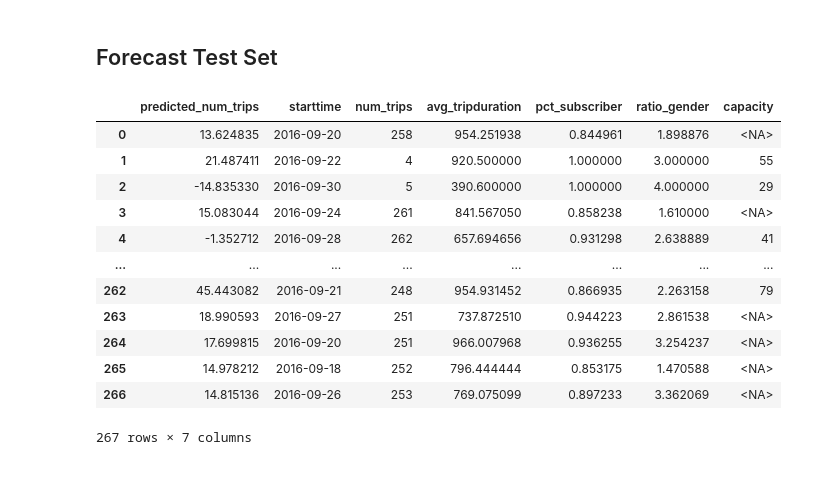
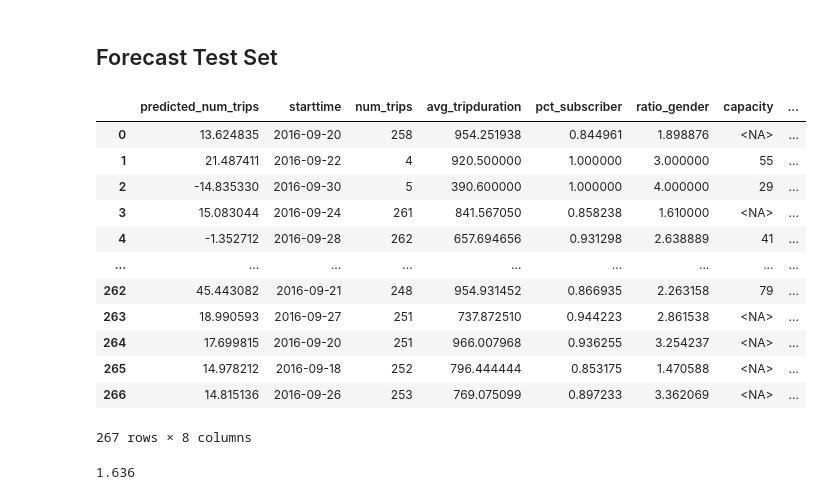
Before and after one commit to tottenjordan/vertex-forecas-repo, a Jupyter notebook: wip/causal-impact/linear-regression-group-b.ipynb, the cells around one changed output. Drawn from its saved outputs; the diff is of its cells as text; code cells hidden in the pictures.

```diff
--- a/wip/causal-impact/linear-regression-group-b.ipynb
+++ b/wip/causal-impact/linear-regression-group-b.ipynb
@@ -189,30 +209,56 @@ metrics
 # %%
 query = f"""
     SELECT *
     FROM ML.PREDICT(
         MODEL `{BQ_PROJECT}.{BQ_DATASET}.{BQ_TABLE_GROUP_B}_mlr`,
         (
-            SELECT {TIME_COLUMN}, {TARGET_COLUMN},
-                {', '.join(COVARIATE_COLUMNS)}
+            SELECT
+                {TIME_COLUMN},
+                {TARGET_COLUMN},
+                {', '.join(COVARIATE_COLUMNS)},
+                {SERIES_COLUMN}
             FROM `{BQ_PROJECT}.{BQ_DATASET}.{BQ_TABLE_GROUP_B}`
             WHERE splits = 'TEST'
         )
         )
 """
 forecast = bq.query(query).to_dataframe()
 forecast
 # print(query)
 # %% [output]
-|  | predicted_num_trips | starttime | num_trips | avg_tripduration | pct_subscriber | ratio_gender | capacity |
-| 0 | 13.624835 | 2016-09-20 | 258 | 954.251938 | 0.844961 | 1.898876 | <NA> |
-| 1 | 21.487411 | 2016-09-22 | 4 | 920.500000 | 1.000000 | 3.000000 | 55 |
-| 2 | -14.835330 | 2016-09-30 | 5 | 390.600000 | 1.000000 | 4.000000 | 29 |
-| 3 | 15.083044 | 2016-09-24 | 261 | 841.567050 | 0.858238 | 1.610000 | <NA> |
-| 4 | -1.352712 | 2016-09-28 | 262 | 657.694656 | 0.931298 | 2.638889 | 41 |
-| ... | ... | ... | ... | ... | ... | ... | ... |
-| 262 | 45.443082 | 2016-09-21 | 248 | 954.931452 | 0.866935 | 2.263158 | 79 |
-| 263 | 18.990593 | 2016-09-27 | 251 | 737.872510 | 0.944223 | 2.861538 | <NA> |
-| 264 | 17.699815 | 2016-09-20 | 251 | 966.007968 | 0.936255 | 3.254237 | <NA> |
-| 265 | 14.978212 | 2016-09-18 | 252 | 796.444444 | 0.853175 | 1.470588 | <NA> |
-| 266 | 14.815136 | 2016-09-26 | 253 | 769.075099 | 0.897233 | 3.362069 | <NA> |
+|  | predicted_num_trips | starttime | num_trips | avg_tripduration | pct_subscriber | ratio_gender | capacity | ... |
+| 0 | 13.624835 | 2016-09-20 | 258 | 954.251938 | 0.844961 | 1.898876 | <NA> | ... |
+| 1 | 21.487411 | 2016-09-22 | 4 | 920.500000 | 1.000000 | 3.000000 | 55 | ... |
+| 2 | -14.835330 | 2016-09-30 | 5 | 390.600000 | 1.000000 | 4.000000 | 29 | ... |
+| 3 | 15.083044 | 2016-09-24 | 261 | 841.567050 | 0.858238 | 1.610000 | <NA> | ... |
+| 4 | -1.352712 | 2016-09-28 | 262 | 657.694656 | 0.931298 | 2.638889 | 41 | ... |
+| ... | ... | ... | ... | ... | ... | ... | ... | ... |
+| 262 | 45.443082 | 2016-09-21 | 248 | 954.931452 | 0.866935 | 2.263158 | 79 | ... |
+| 263 | 18.990593 | 2016-09-27 | 251 | 737.872510 | 0.944223 | 2.861538 | <NA> | ... |
+| 264 | 17.699815 | 2016-09-20 | 251 | 966.007968 | 0.936255 | 3.254237 | <NA> | ... |
+| 265 | 14.978212 | 2016-09-18 | 252 | 796.444444 | 0.853175 | 1.470588 | <NA> | ... |
+| 266 | 14.815136 | 2016-09-26 | 253 | 769.075099 | 0.897233 | 3.362069 | <NA> | ... |
-267 rows × 7 columns
+267 rows × 8 columns
+# %%
+# CUSTOMIZE
+query = f"""
+CREATE OR REPLACE TABLE `{BQ_PROJECT}.{BQ_DATASET}.{BQ_TABLE_GROUP_B}_pred_Test` AS (
+    SELECT * FROM ML.PREDICT(
+            MODEL `{BQ_PROJECT}.{BQ_DATASET}.{BQ_TABLE_GROUP_B}_mlr`,
+            (
+                SELECT
+                {TIME_COLUMN},
+                {TARGET_COLUMN},
+                {', '.join(COVARIATE_COLUMNS)},
+                {SERIES_COLUMN}
+            FROM `{BQ_PROJECT}.{BQ_DATASET}.{BQ_TABLE_GROUP_B}`
+                WHERE splits = 'TEST'
+            )
+            )
+)
+"""
+job = bq.query(query = query)
+job.result()
+(job.ended-job.started).total_seconds()
+# %% [output]
+1.636
```
Also changed, not shown: parts of 4 cells of this notebook, 2 other files.
